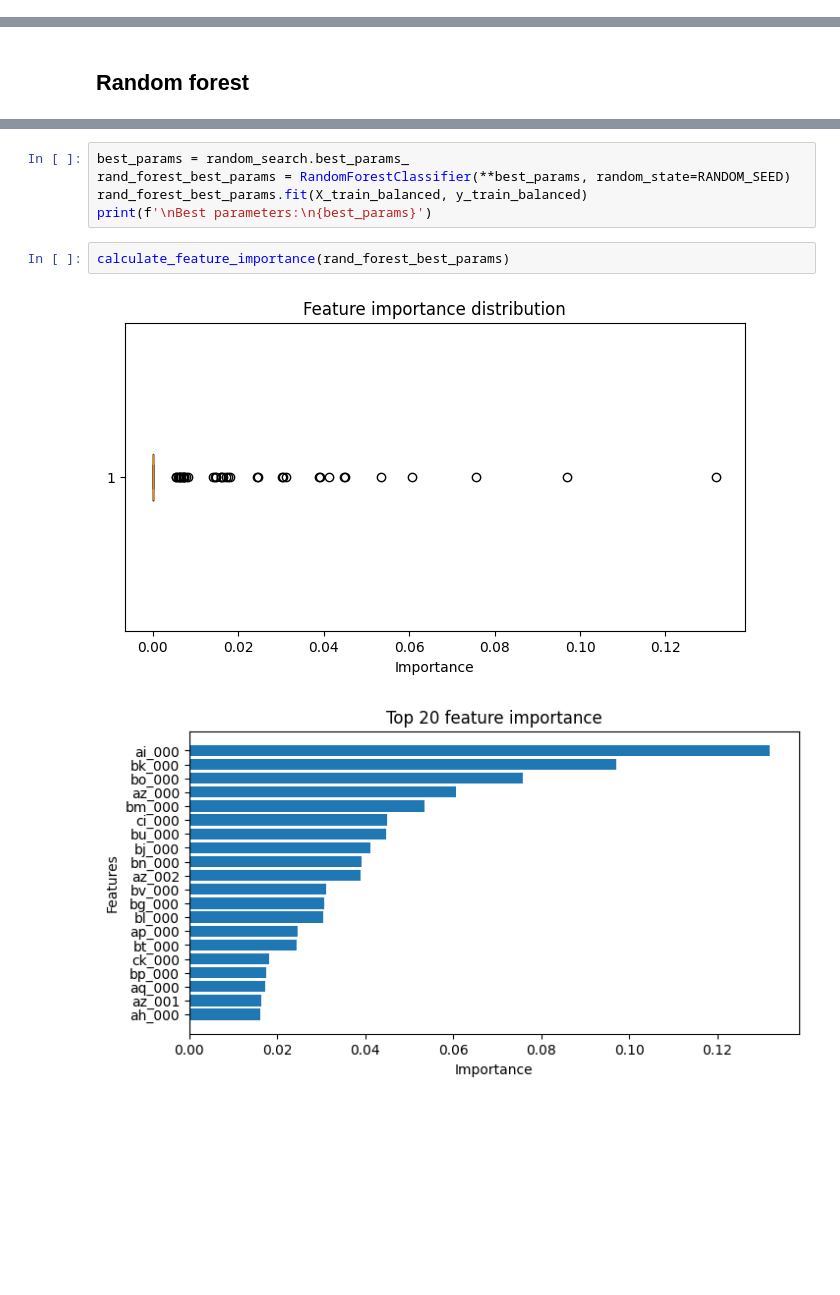
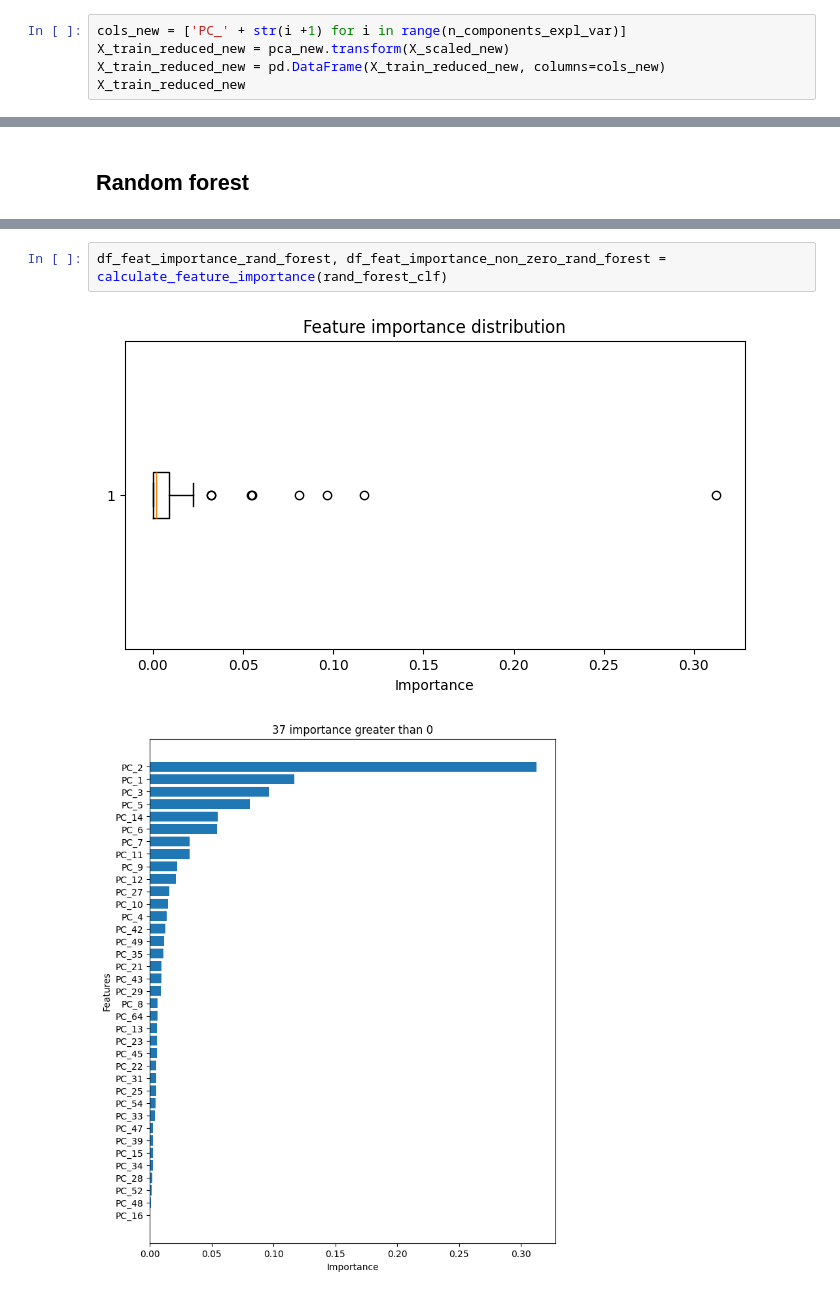
Before and after one commit to victorpecine/aps_failure_truck_prediction, a Jupyter notebook: notebooks/eda.ipynb, the cells around one changed output, grey strips where cells are left out. Saved outputs shown, nothing was run; the diff lists cells and outputs as text; blank space fills up the shorter version.

```diff
--- a/notebooks/eda.ipynb
+++ b/notebooks/eda.ipynb
@@ -229,0 +355,5 @@ non_event_percent, event_percent
+# %%
+cols_new = ['PC_' + str(i +1) for i in range(n_components_expl_var)]
+X_train_reduced_new = pca_new.transform(X_scaled_new)
+X_train_reduced_new = pd.DataFrame(X_train_reduced_new, columns=cols_new)
+X_train_reduced_new
@@ -347,10 +542,5 @@ random_search.fit(X_train_balanced, y_train_balanced)
-# %%
-best_params = random_search.best_params_
-rand_forest_best_params = RandomForestClassifier(**best_params, random_state=RANDOM_SEED)
-rand_forest_best_params.fit(X_train_balanced, y_train_balanced)
-print(f'\nBest parameters:\n{best_params}')
-# %%
-calculate_feature_importance(rand_forest_best_params)
-# %% [output]
-[figure, removed]
-[figure, removed]
+# %%
+df_feat_importance_rand_forest, df_feat_importance_non_zero_rand_forest = calculate_feature_importance(rand_forest_clf)
+# %% [output]
+[figure, added]
+[figure, added]
```
Also changed, not shown: parts of 76 cells of this notebook, 2 other files.
